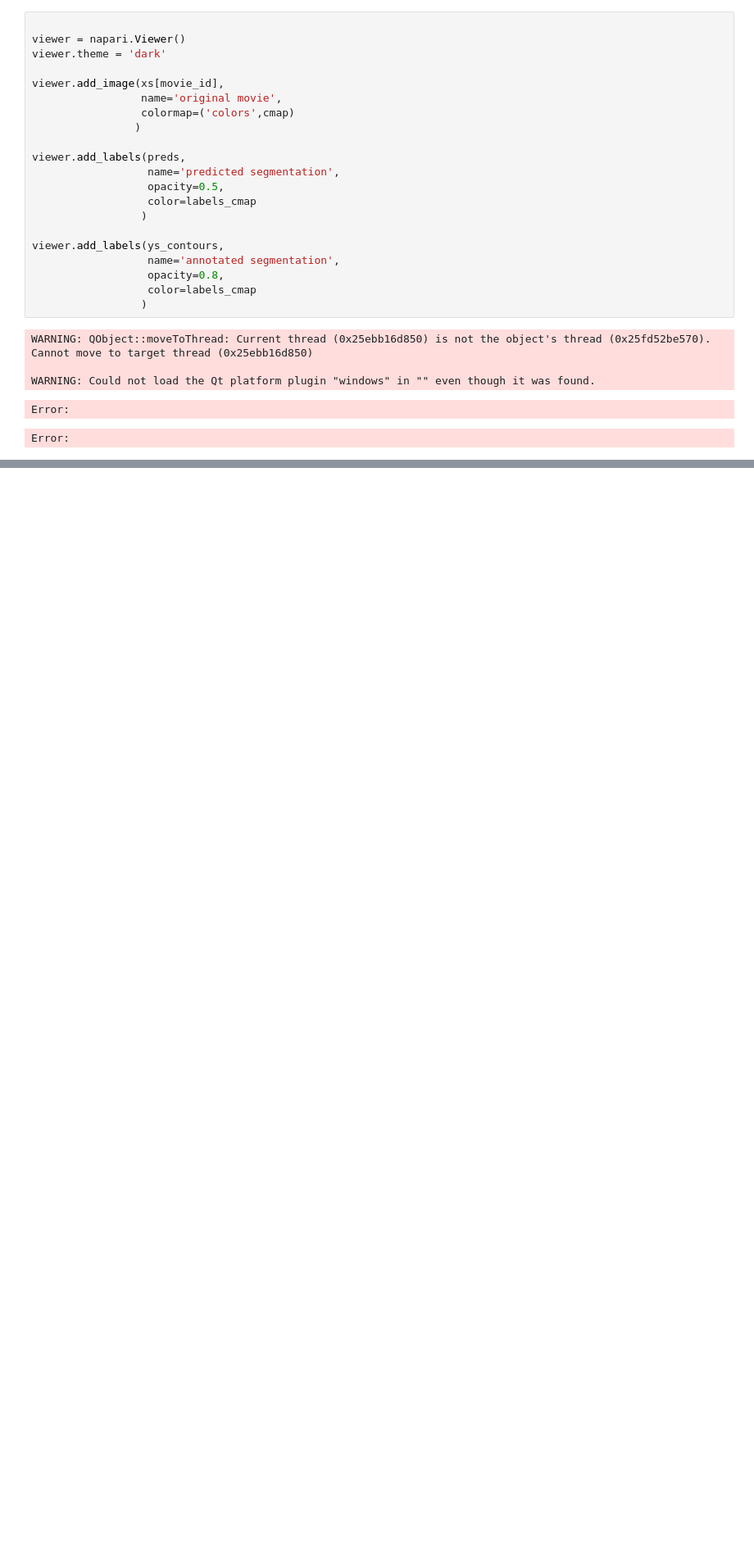
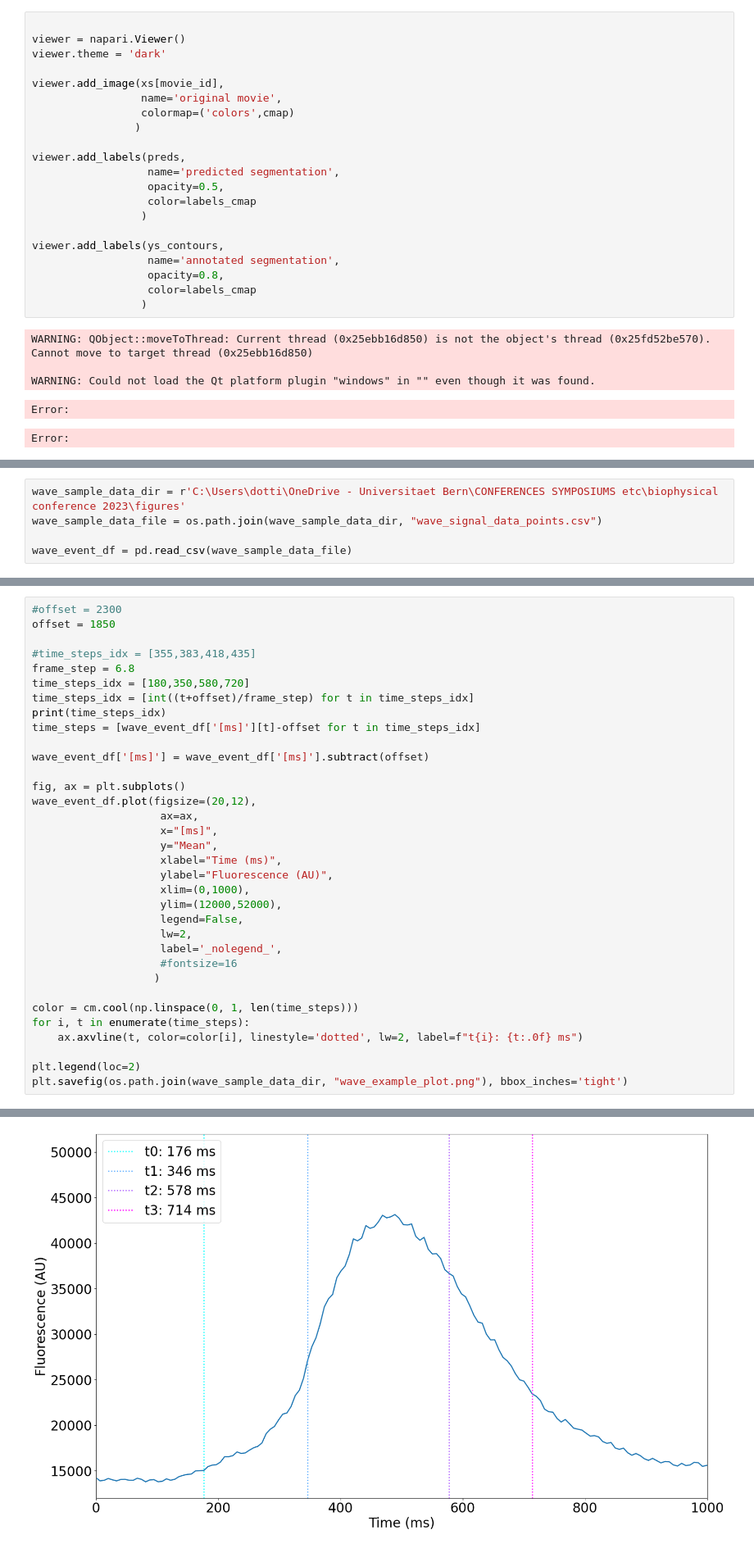
Before and after one commit to dottipr/sparks_project, a Jupyter notebook: sparks/DATA VISUALIZATION plots for poster.ipynb, the cells around one changed output, grey strips where cells are left out. Shown at 82% size. Drawn from its saved outputs; the diff is of its cells as text; blank space fills up the shorter version.

```diff
--- a/sparks/DATA VISUALIZATION plots for poster.ipynb
+++ b/sparks/DATA VISUALIZATION plots for poster.ipynb
@@ -862,0 +872,5 @@ Error:
+# %%
+wave_sample_data_dir = r'C:\Users\dotti\OneDrive - Universitaet Bern\CONFERENCES SYMPOSIUMS etc\biophysical conference 2023\figures'
+wave_sample_data_file = os.path.join(wave_sample_data_dir, "wave_signal_data_points.csv")
+
+wave_event_df = pd.read_csv(wave_sample_data_file)
@@ -862,0 +893,35 @@ Error:
+# %%
+#offset = 2300
+offset = 1850
+
+#time_steps_idx = [355,383,418,435]
+frame_step = 6.8
+time_steps_idx = [180,350,580,720]
+time_steps_idx = [int((t+offset)/frame_step) for t in time_steps_idx]
+print(time_steps_idx)
+time_steps = [wave_event_df['[ms]'][t]-offset for t in time_steps_idx]
+
+wave_event_df['[ms]'] = wave_event_df['[ms]'].subtract(offset)
+
+fig, ax = plt.subplots()
+wave_event_df.plot(figsize=(20,12),
+                    ax=ax,
+                    x="[ms]",
+                    y="Mean",
+                    xlabel="Time (ms)",
+                    ylabel="Fluorescence (AU)",
+                    xlim=(0,1000),
+                    ylim=(12000,52000),
+                    legend=False,
+                    lw=2,
+                    label='_nolegend_',
+                    #fontsize=16
+                   )
+
+color = cm.cool(np.linspace(0, 1, len(time_steps)))
+for i, t in enumerate(time_steps):
+    ax.axvline(t, color=color[i], linestyle='dotted', lw=2, label=f"t{i}: {t:.0f} ms")
+
+plt.legend(loc=2)
+plt.savefig(os.path.join(wave_sample_data_dir, "wave_example_plot.png"), bbox_inches='tight')
+# %% [output]
@@ -862,0 +929 @@ Error:
+[figure, added]
```
Also changed, not shown: parts of 5 cells of this notebook, 10 other files.
